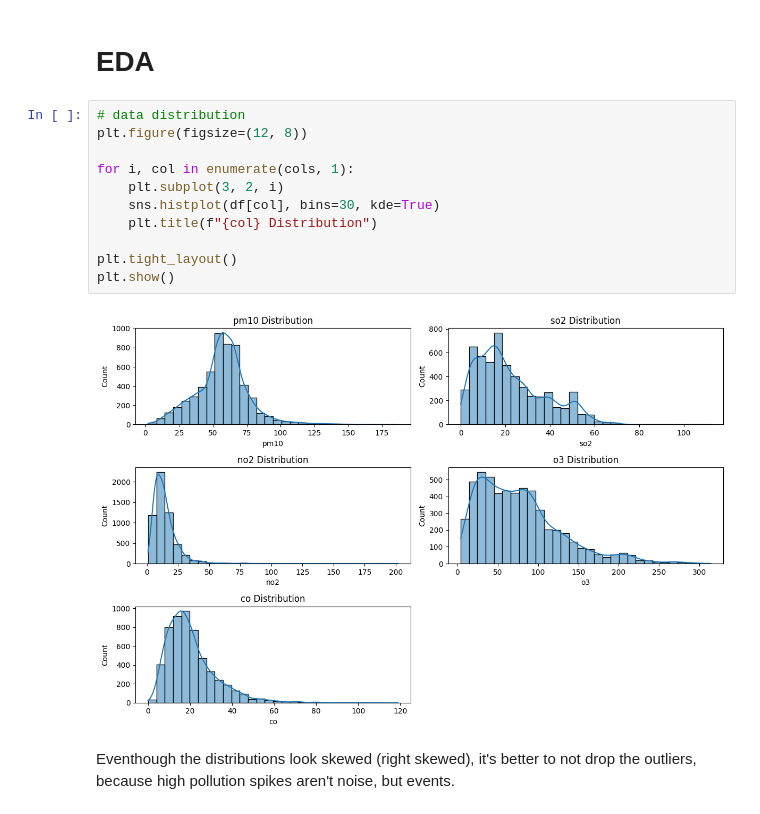
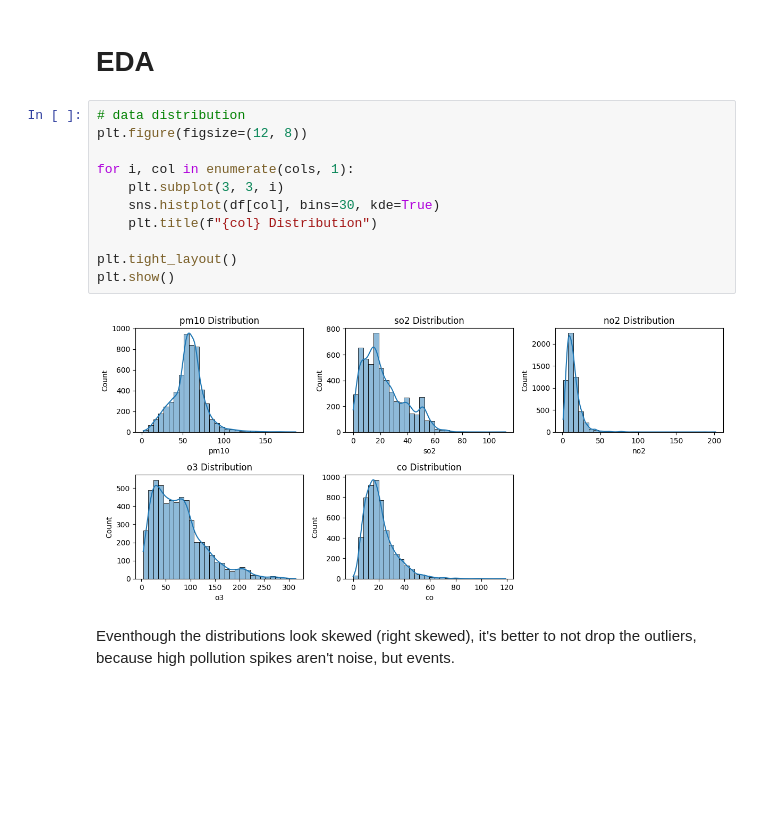
Before and after one commit to aRandomUser1107/Air-Quality-in-Jakarta, a Jupyter notebook: ClassificationML.ipynb, the cells around one changed output. Cells and saved outputs as stored; diff of their text form; blank space fills up the shorter version.

```diff
--- a/ClassificationML.ipynb
+++ b/ClassificationML.ipynb
@@ -206,16 +208,16 @@ df.shape # final shape after preprocessing
 # %%
 # data distribution
 plt.figure(figsize=(12, 8))
 
 for i, col in enumerate(cols, 1):
-    plt.subplot(3, 2, i)
+    plt.subplot(3, 3, i)
     sns.histplot(df[col], bins=30, kde=True)
     plt.title(f"{col} Distribution")
 
 plt.tight_layout()
 plt.show()
 # %% [output]
-[figure, old version]
+[figure, new version]
 # %% [markdown]
 Eventhough the distributions look skewed (right skewed), it's better to not drop the outliers, because high pollution spikes aren't noise, but events.
 # %%
```
Also changed, not shown: parts of 49 cells of this notebook.
